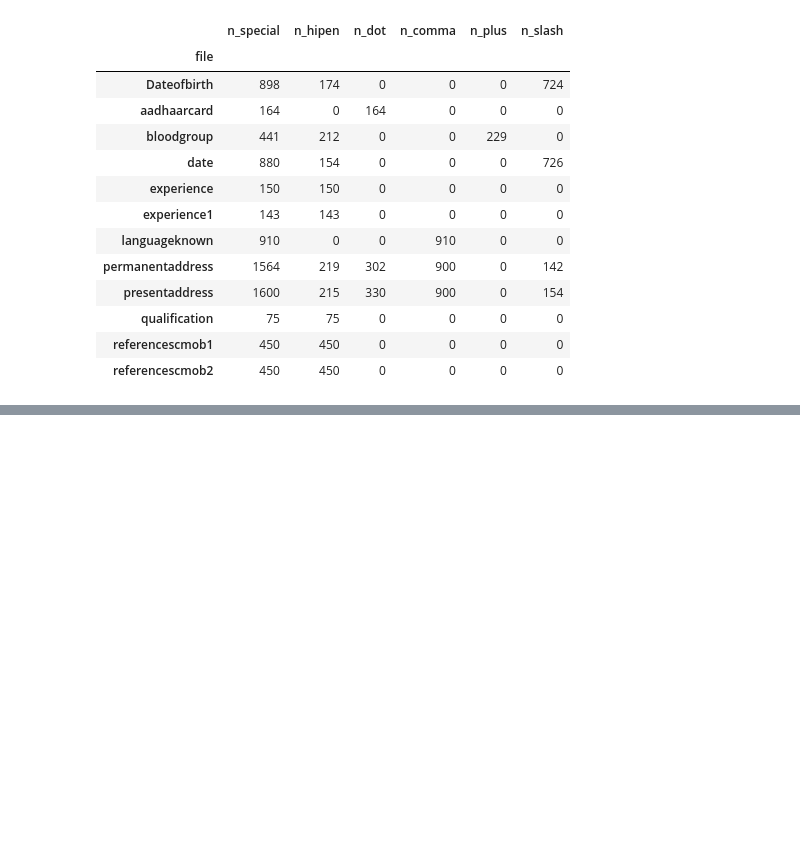
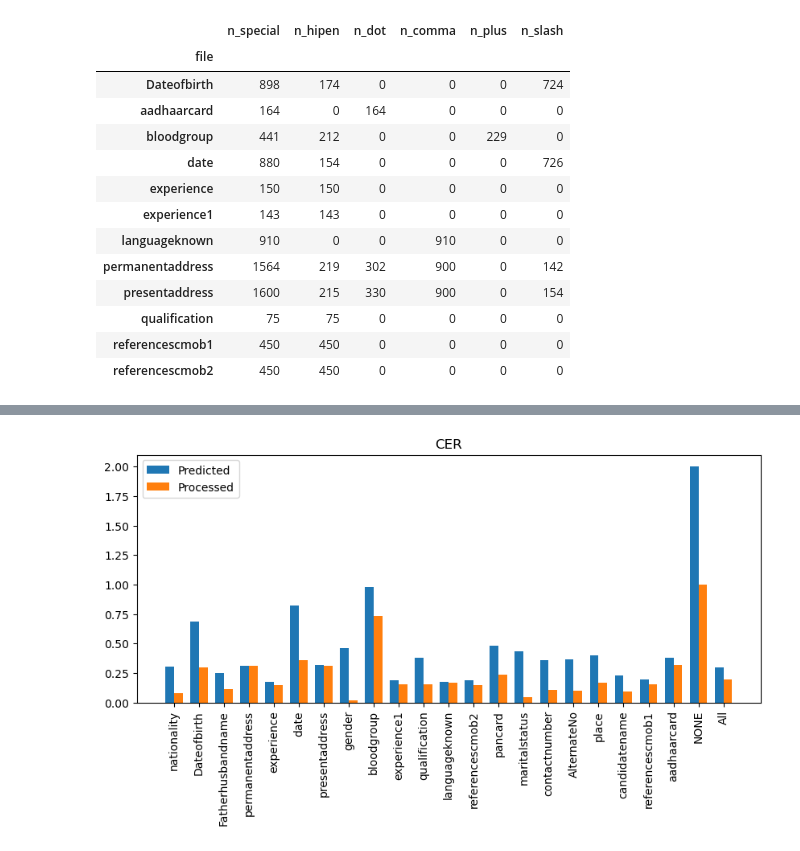
Before and after one commit to sathishkumartheta/tokenwise-dehado-ai, a Jupyter notebook: notebooks/OCR_Metrics.ipynb, the cells around one changed output, grey strips where cells are left out. Saved outputs shown, nothing was run; the diff lists cells and outputs as text; code cells hidden in the pictures; blank space fills up the shorter version.

```diff
--- a/notebooks/OCR_Metrics.ipynb
+++ b/notebooks/OCR_Metrics.ipynb
@@ -129,0 +344,10 @@ df_comb[df_comb['n_special'] > 0].groupby('file').sum()
+# %%
+def alphanum_specialchar(text):
+    cleaned_text = re.sub(r'[^A-Za-z0-9 +\-/,.]+', '', text)
+    return cleaned_text.strip()
+# %%
+def address_specific(text):
+    text = re.sub(r'^[^A-Za-z0-9]+|[^A-Za-z0-9]+$', '', text) # Remove special character at start and end
+    text = re.sub(r'[^A-Za-z0-9, ]+', ',', text) # Remove single special character to comma
+    text = re.sub(r'\s+,', ',', text) # Remove extra spaces before comma
+    return text
@@ -129,0 +396,2 @@ df_comb[df_comb['n_special'] > 0].groupby('file').sum()
+# %%
+df_processed['processed_text'] = df_processed[['file', 'pred_text']].apply(post_processing, axis=1)
@@ -129,0 +410,12 @@ df_comb[df_comb['n_special'] > 0].groupby('file').sum()
+# %%
+cer = {}
+wer = {}
+f_acc = {}
+for field in field_list:
+    df_temp = df_processed[df_processed['file']==field]
+    cer[field] = [char_error_rate(df_temp['actual_text'], df_temp['pred_text']), char_error_rate(df_temp['actual_text'], df_temp['processed_text'])]
+    wer[field] = [word_error_rate(df_temp['actual_text'], df_temp['pred_text']), word_error_rate(df_temp['actual_text'], df_temp['processed_text'])]
+    f_acc[field] = [field_accuracy(df_temp['actual_text'], df_temp['pred_text']), field_accuracy(df_temp['actual_text'], df_temp['processed_text'])]
+cer['All'] = [char_error_rate(df_processed['actual_text'], df_processed['pred_text']), char_error_rate(df_processed['actual_text'], df_processed['processed_text'])]
+wer['All'] = [word_error_rate(df_processed['actual_text'], df_processed['pred_text']), word_error_rate(df_processed['actual_text'], df_processed['processed_text'])]
+f_acc['All'] = [field_accuracy(df_processed['actual_text'], df_processed['pred_text']), field_accuracy(df_processed['actual_text'], df_processed['processed_text'])]
@@ -129,0 +509,16 @@ df_comb[df_comb['n_special'] > 0].groupby('file').sum()
+# %%
+keys = list(cer.keys())
+val1 = [cer[k][0] for k in keys]
+val2 = [cer[k][1] for k in keys]
+x = np.arange(len(keys))  # Positions for keys
+width = 0.35  # Width of each bar
+
+plt.figure(figsize=(10, 4))
+plt.bar(x - width/2, val1, width, label='Predicted')
+plt.bar(x + width/2, val2, width, label='Processed')
+plt.xticks(x, keys, rotation=90)
+plt.title('CER')
+plt.legend()
+plt.show()
+# %% [output]
+[figure, added]
```
Also changed, not shown: parts of 75 cells of this notebook.
